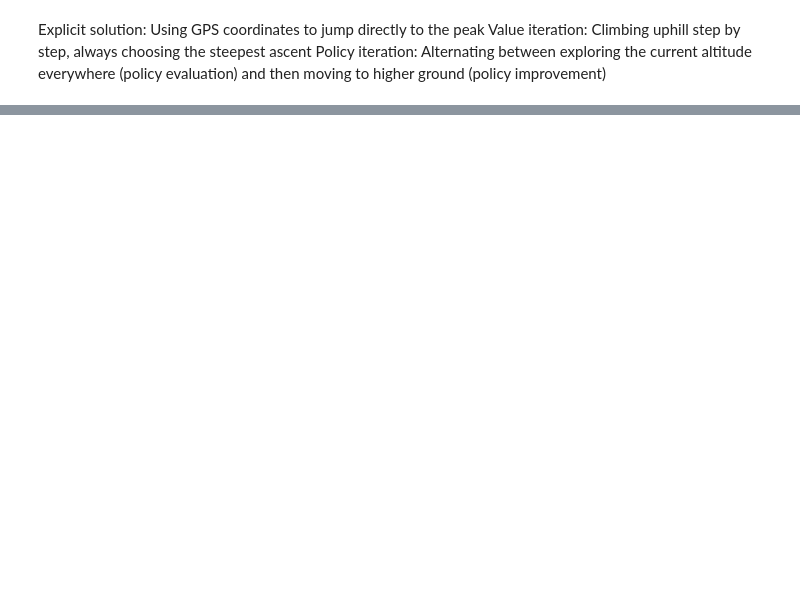
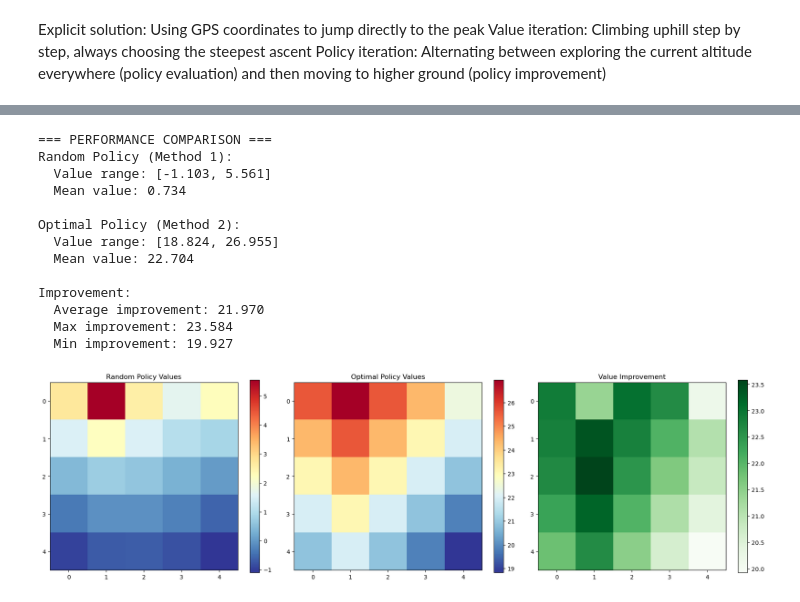
Before and after one commit to ieadoboe/reinforcement-learning, a Jupyter notebook: assignment_2/notebook_a2.ipynb, the cells around one changed output, grey strips where cells are left out. Drawn from its saved outputs; the diff is of its cells as text; code cells hidden in the pictures; blank space fills up the shorter version.

```diff
--- a/assignment_2/notebook_a2.ipynb
+++ b/assignment_2/notebook_a2.ipynb
@@ -85,0 +416,63 @@ UP, DOWN, LEFT, RIGHT = 0, 1, 2, 3
+# %%
+def compare_with_baseline(optimal_value, baseline_value):
+    """Compare optimal policy value with random policy baseline"""
+
+    improvement = optimal_value - baseline_value
+
+    print("=== PERFORMANCE COMPARISON ===")
+    print(f"Random Policy (Method 1):")
+    print(
+        f"  Value range: [{jnp.min(baseline_value):.3f}, {jnp.max(baseline_value):.3f}]"
+    )
+    print(f"  Mean value: {jnp.mean(baseline_value):.3f}")
+
+    print(f"\nOptimal Policy (Method 2):")
+    print(
+        f"  Value range: [{jnp.min(optimal_value):.3f}, {jnp.max(optimal_value):.3f}]"
+    )
+    print(f"  Mean value: {jnp.mean(optimal_value):.3f}")
+
+    print(f"\nImprovement:")
+    print(f"  Average improvement: {jnp.mean(improvement):.3f}")
+    print(f"  Max improvement: {jnp.max(improvement):.3f}")
+    print(f"  Min improvement: {jnp.min(improvement):.3f}")
+
+    # Side-by-side heatmap
+    fig, (ax1, ax2, ax3) = plt.subplots(1, 3, figsize=(18, 5))
+
+    # Baseline values
+    im1 = ax1.imshow(baseline_value.reshape(5, 5), cmap="RdYlBu_r")
+    ax1.set_title("Random Policy Values")
+    plt.colorbar(im1, ax=ax1)
+
+    # Optimal values
+    im2 = ax2.imshow(optimal_value.reshape(5, 5), cmap="RdYlBu_r")
+    ax2.set_title("Optimal Policy Values")
+    plt.colorbar(im2, ax=ax2)
+
+    # Improvement
+    im3 = ax3.imshow(improvement.reshape(5, 5), cmap="Greens")
+    ax3.set_title("Value Improvement")
+    plt.colorbar(im3, ax=ax3)
+
+    plt.tight_layout()
+    plt.show()
+
+
+# Compare with your Method 1 results
+compare_with_baseline(optimal_value, V_explicit)
+# %% [output]
+=== PERFORMANCE COMPARISON ===
+Random Policy (Method 1):
+  Value range: [-1.103, 5.561]
+  Mean value: 0.734
+
+Optimal Policy (Method 2):
+  Value range: [18.824, 26.955]
+  Mean value: 22.704
+
+Improvement:
+  Average improvement: 21.970
+  Max improvement: 23.584
+  Min improvement: 19.927
+[figure, added]
```
Also changed, not shown: parts of 34 cells of this notebook.
